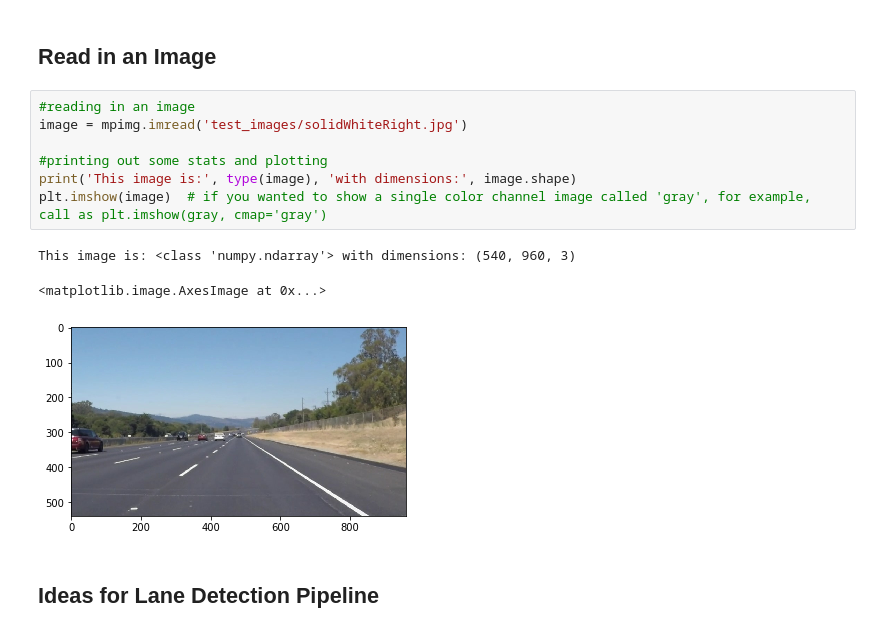
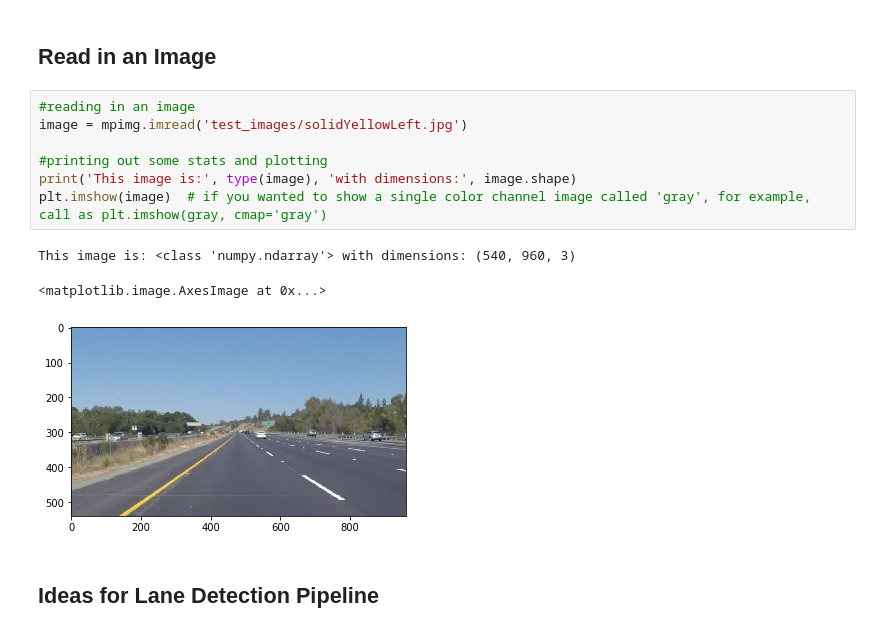
Before and after one commit to ridmeh/SDCar-LaneMarking, a Jupyter notebook: P1.ipynb, the cells around one changed output. Drawn from its saved outputs; the diff is of its cells as text.

```diff
--- a/P1.ipynb
+++ b/P1.ipynb
@@ -51,15 +51,15 @@ import cv2
 ## Read in an Image
 # %%
 #reading in an image
-image = mpimg.imread('test_images/solidWhiteRight.jpg')
+image = mpimg.imread('test_images/solidYellowLeft.jpg')
 
 #printing out some stats and plotting
 print('This image is:', type(image), 'with dimensions:', image.shape)
 plt.imshow(image)  # if you wanted to show a single color channel image called 'gray', for example, call as plt.imshow(gray, cmap='gray')
 # %% [output]
 This image is: <class 'numpy.ndarray'> with dimensions: (540, 960, 3)
 <matplotlib.image.AxesImage at 0x...>
-[figure, old version]
+[figure, new version]
 # %% [markdown]
 ## Ideas for Lane Detection Pipeline
 # %% [markdown]
```
Also changed, not shown: parts of 7 cells of this notebook.
